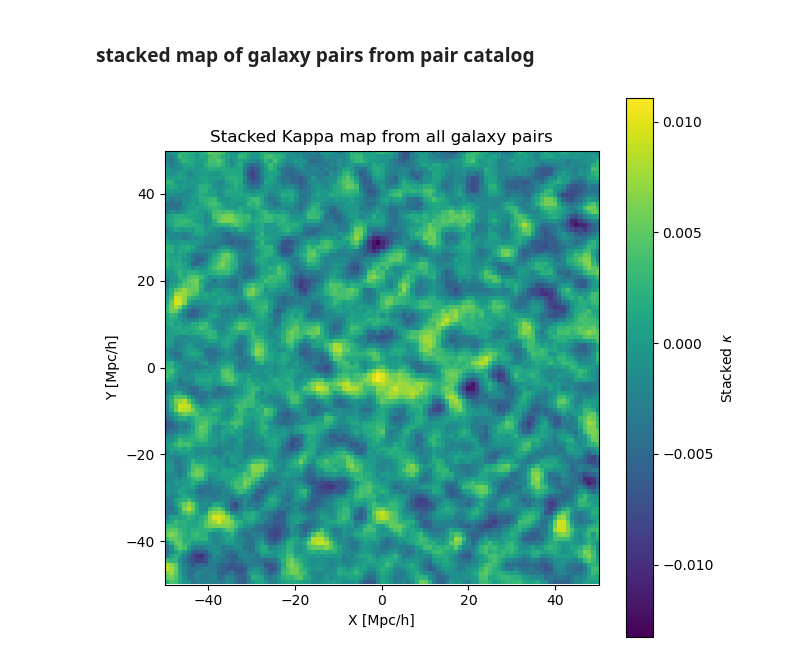
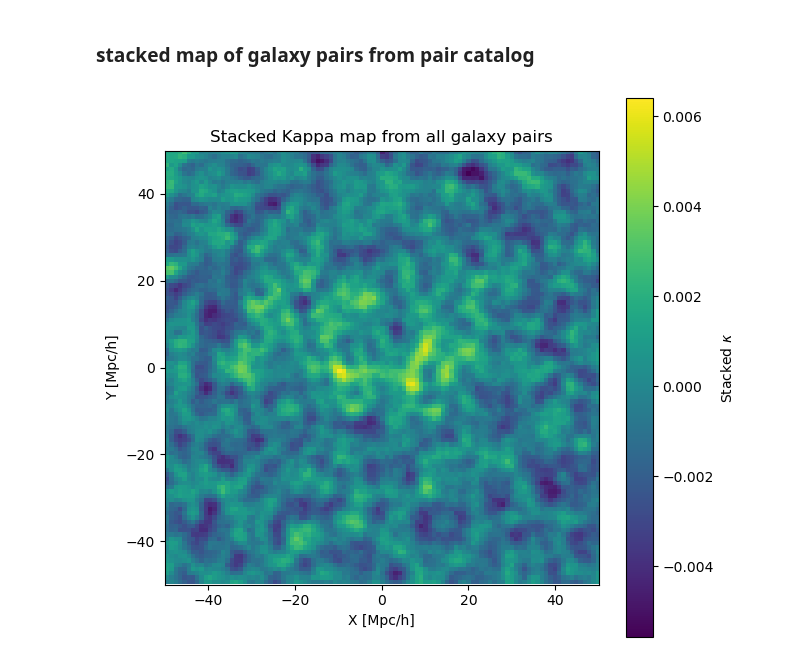
Before and after one commit to carolinewu327/astrophysics, a Jupyter notebook: stack_pairs_from_pair_catalog.ipynb, the cells around one changed output. Cells and saved outputs as stored; diff of their text form; code cells hidden in the pictures.

```diff
--- a/stack_pairs_from_pair_catalog.ipynb
+++ b/stack_pairs_from_pair_catalog.ipynb
@@ -10,7 +10,7 @@ import pandas as pd
 from tqdm import tqdm  # progress bar
 
 # --- Load catalog and map as before ---
-pairs = pd.read_csv('data/galaxy_pairs_catalog_10hmpc.csv')
+pairs = pd.read_csv('data/galaxy_pairs_catalog_20hmpc.csv')
 alm_file = "data/COM_Lensing_4096_R3.00/MV/dat_klm.fits"
 mask_file = "data/COM_Lensing_4096_R3.00/mask.fits"
 nside = 2048
@@ -80,34 +80,34 @@ for idx, pair in tqdm(pairs.iterrows(), total=len(pairs), desc="Stacking pairs")
     # Sample kappa and mask
     kappa_vals = kmap[pix].reshape(grid_res, grid_res)
     mask_vals = mask[pix].reshape(grid_res, grid_res)
 
     # Mask out invalid pixels
     valid_mask = (mask_vals != 0) & np.isfinite(kappa_vals)
     kappa_vals[~valid_mask] = 0.0
 
     # Weights: if you have pair weights, use them here
     weight = 1.0  # equal weighting for now
 
     # Accumulate weighted sum and weights
     kappa_stack_sum += weight * kappa_vals
     weight_stack_sum += weight * valid_mask.astype(float)
 
 # Avoid division by zero
 nonzero = weight_stack_sum > 0
 kappa_stack_mean = np.zeros_like(kappa_stack_sum)
 kappa_stack_mean[nonzero] = kappa_stack_sum[nonzero] / weight_stack_sum[nonzero]
 
 # Plot stacked map
 plt.figure(figsize=(7,7))
 extent = [-half_size, half_size, -half_size, half_size]
 im = plt.imshow(kappa_stack_mean, origin='lower', extent=extent, cmap='viridis')
 plt.colorbar(im, label=r'Stacked $\kappa$')
 plt.xlabel('X [Mpc/h]')
 plt.ylabel('Y [Mpc/h]')
 plt.title('Stacked Kappa map from all galaxy pairs')
 plt.show()
 # %% [output]
-[figure, old version]
+[figure, new version]
 # %%
 from scipy.ndimage import gaussian_filter
 from tqdm.notebook import tqdm
```
Also changed, not shown: parts of 5 cells of this notebook, 3 other files.
